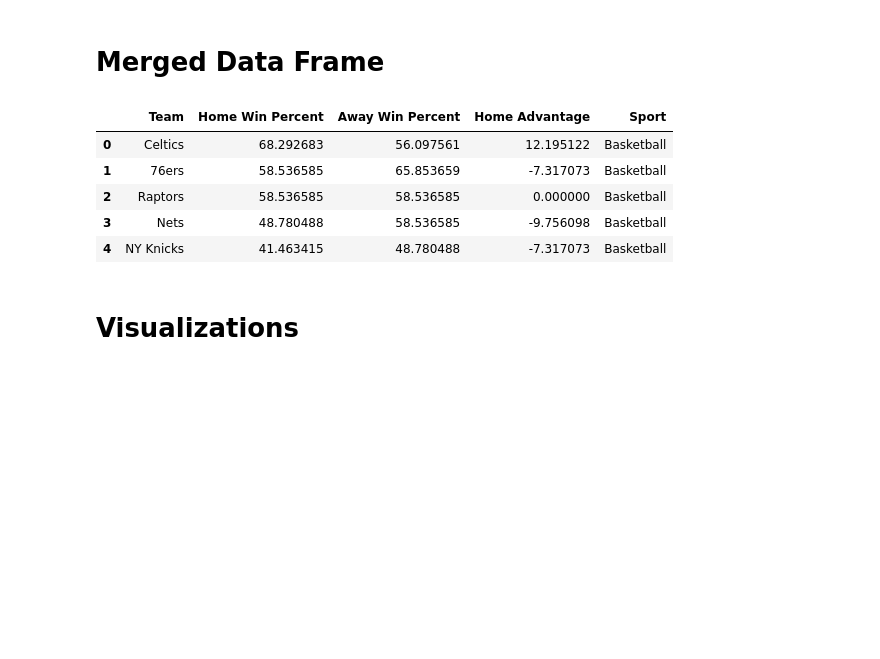
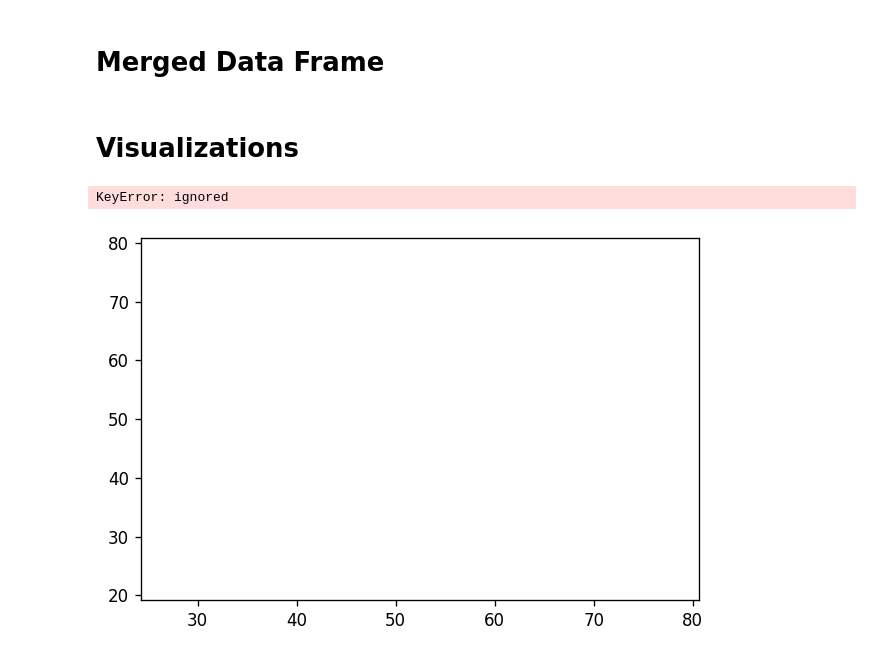
Before and after one commit to jadinsstewart/Cloud-Services, a Jupyter notebook: Final_NBA_Analytics.ipynb, the cells around one changed output. Cells and saved outputs as stored; diff of their text form; code cells hidden in the pictures; blank space fills up the shorter version.

```diff
--- a/Final_NBA_Analytics.ipynb
+++ b/Final_NBA_Analytics.ipynb
@@ -238,23 +158,25 @@ nba_df['Sport'] = 'Basketball'
 mlb_df['Sport'] = 'Baseball'
 nfl_df['Sport'] = 'Football'
 mls_df['Sport'] = 'Soccer'
-
 nba_df = nba_df[['Team', 'Home Win Percent', 'Away Win Percent', 'Home Advantage', 'Sport']]
 mlb_df = mlb_df[['Team', 'Home Win Percent', 'Away Win Percent', 'Home Advantage', 'Sport']]
 nfl_df = nfl_df[['Team', 'Home Win Percent', 'Away Win Percent', 'Home Advantage', 'Sport']]
 mls_df = mls_df[['Team', 'Home Win Percent', 'Away Win Percent', 'Home Advantage', 'Sport']]
-
 sports_df = pd.concat([nba_df, mlb_df, nfl_df, mls_df], axis=0)
-
-sports_df.head(5)
-# %% [output]
-|  | Team | Home Win Percent | Away Win Percent | Home Advantage | Sport |
-| 0 | Celtics | 68.292683 | 56.097561 | 12.195122 | Basketball |
-| 1 | 76ers | 58.536585 | 65.853659 | -7.317073 | Basketball |
-| 2 | Raptors | 58.536585 | 58.536585 | 0.000000 | Basketball |
-| 3 | Nets | 48.780488 | 58.536585 | -9.756098 | Basketball |
-| 4 | NY Knicks | 41.463415 | 48.780488 | -7.317073 | Basketball |
 # %% [markdown]
 # Visualizations
+# %%
+def getImage(Path):
+    return OffsetImage(plt.imread(Path), zoom=.03, alpha = 1)
+# %%
+fig, ax = plt.subplots(figsize=(6, 4), dpi=120)
+ax.scatter(nba_df['Home Win Percent'], nba_df['Away Win Percent'], color='white')
+
+for index, row in nba_df.iterrows():
+    ab = AnnotationBbox(getImage(row['Path']), (row['Home Win Percent'], row['Away Win Percent']), frameon=False)
+    ax.add_artist(ab)
+# %% [output]
+KeyError: ignored
+[figure, added]
 # %%
 fig, ax = plt.subplots(figsize=(15, 12))
```
Also changed, not shown: parts of 10 cells of this notebook.
